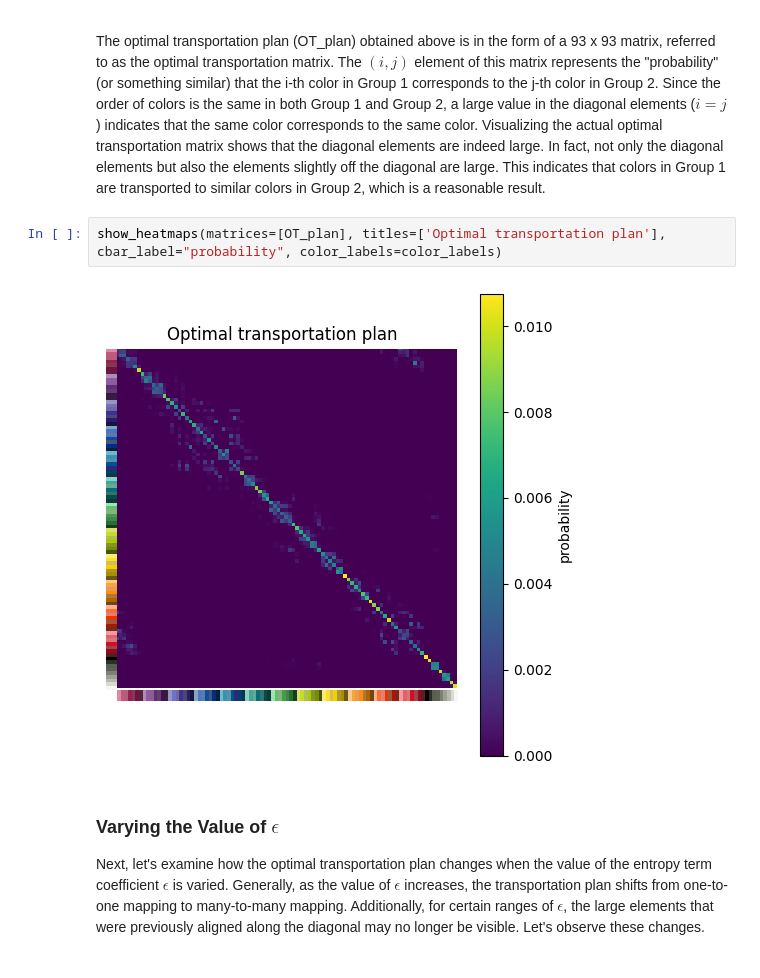
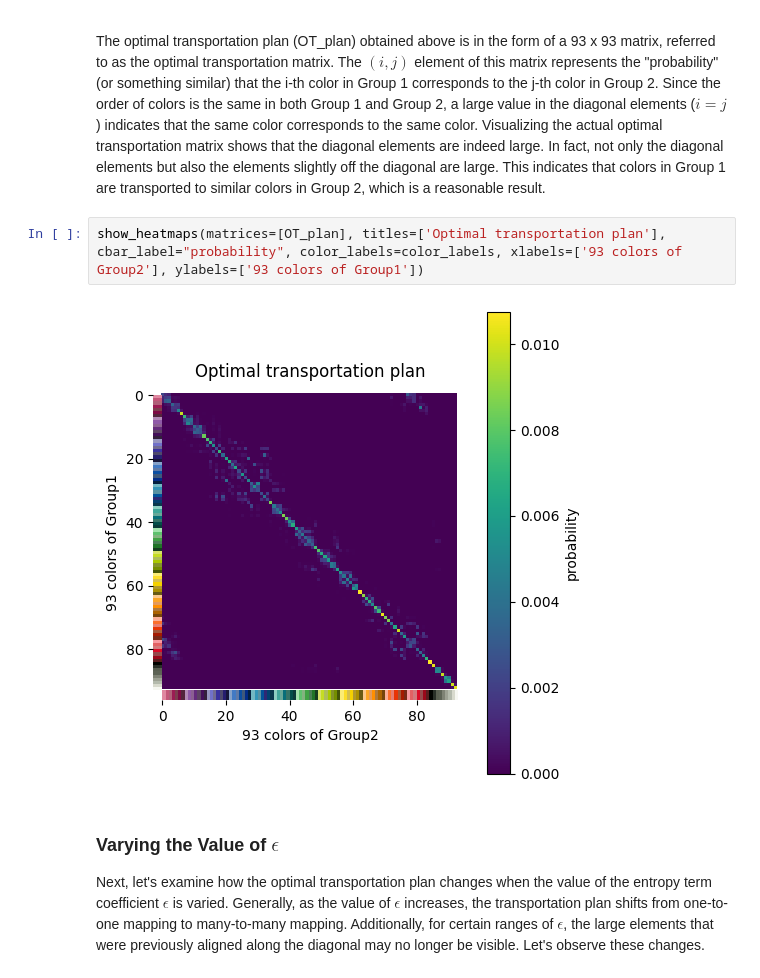
Before and after one commit to oizumi-lab/GWOT_tutorial, a Jupyter notebook: scripts/tutorial_color.ipynb, the cells around one changed output. Cells and saved outputs as stored; diff of their text form.

```diff
--- a/scripts/tutorial_color.ipynb
+++ b/scripts/tutorial_color.ipynb
@@ -216,9 +220,9 @@ It.  |Err
 ### Optimal Transportation Plan
 The optimal transportation plan (OT_plan) obtained above is in the form of a 93 x 93 matrix, referred to as the optimal transportation matrix. The $(i, j)$ element of this matrix represents the "probability" (or something similar) that the i-th color in Group 1 corresponds to the j-th color in Group 2. Since the order of colors is the same in both Group 1 and Group 2, a large value in the diagonal elements ($i=j$) indicates that the same color corresponds to the same color. Visualizing the actual optimal transportation matrix shows that the diagonal elements are indeed large. In fact, not only the diagonal elements but also the elements slightly off the diagonal are large. This indicates that colors in Group 1 are transported to similar colors in Group 2, which is a reasonable result.
 # %%
-show_heatmaps(matrices=[OT_plan], titles=['Optimal transportation plan'], cbar_label="probability", color_labels=color_labels)
+show_heatmaps(matrices=[OT_plan], titles=['Optimal transportation plan'], cbar_label="probability", color_labels=color_labels, xlabels=['93 colors of Group2'], ylabels=['93 colors of Group1'])
 # %% [output]
-[figure, old version]
+[figure, new version]
 # %% [markdown]
 ### Varying the Value of $\epsilon$
 
```
Also changed, not shown: parts of 11 cells of this notebook, 4 other files.
